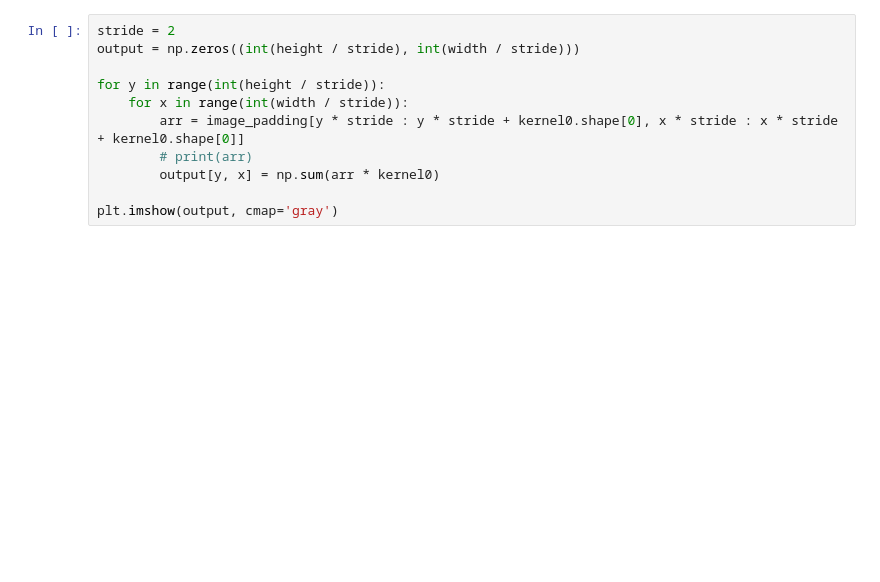
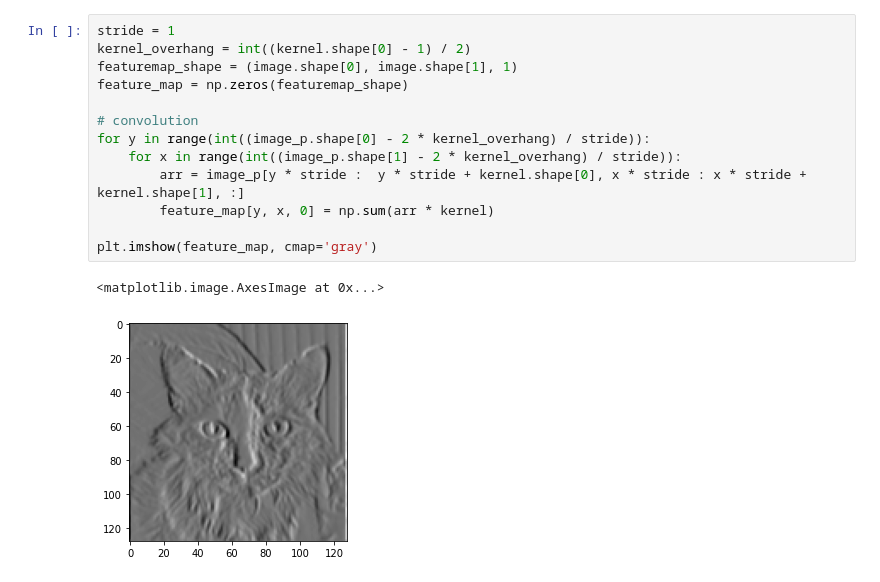
Before and after one commit to dakofler/Compyute, a Jupyter notebook: test_convolution.ipynb, the cells around one changed output. Drawn from its saved outputs; the diff is of its cells as text; blank space fills up the shorter version.

```diff
--- a/test_convolution.ipynb
+++ b/test_convolution.ipynb
@@ -42,11 +35,16 @@ kernel0
 # %%
-stride = 2
-output = np.zeros((int(height / stride), int(width / stride)))
+stride = 1
+kernel_overhang = int((kernel.shape[0] - 1) / 2)
+featuremap_shape = (image.shape[0], image.shape[1], 1)
+feature_map = np.zeros(featuremap_shape)
 
-for y in range(int(height / stride)):
-    for x in range(int(width / stride)):
-        arr = image_padding[y * stride : y * stride + kernel0.shape[0], x * stride : x * stride + kernel0.shape[0]]
-        # print(arr)
-        output[y, x] = np.sum(arr * kernel0)
+# convolution
+for y in range(int((image_p.shape[0] - 2 * kernel_overhang) / stride)):
+    for x in range(int((image_p.shape[1] - 2 * kernel_overhang) / stride)):
+        arr = image_p[y * stride :  y * stride + kernel.shape[0], x * stride : x * stride + kernel.shape[1], :]
+        feature_map[y, x, 0] = np.sum(arr * kernel)
 
-plt.imshow(output, cmap='gray')
+plt.imshow(feature_map, cmap='gray')
+# %% [output]
+<matplotlib.image.AxesImage at 0x...>
+[figure, added]
```
Also changed, not shown: parts of 12 cells of this notebook, 6 other files.
